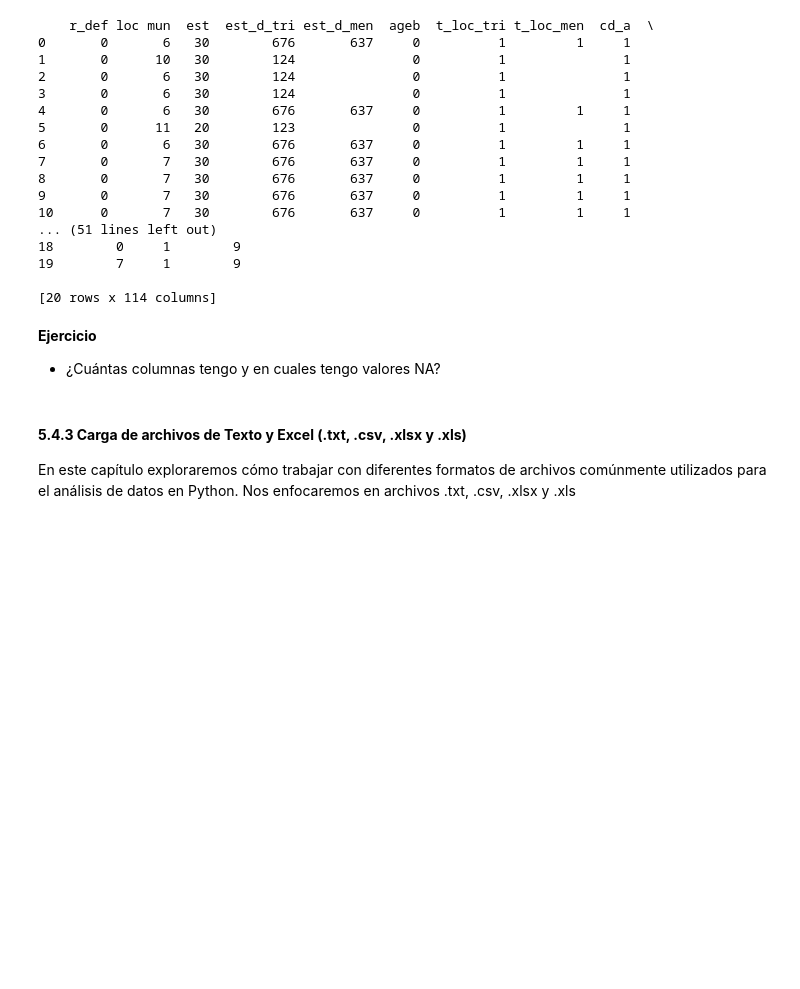
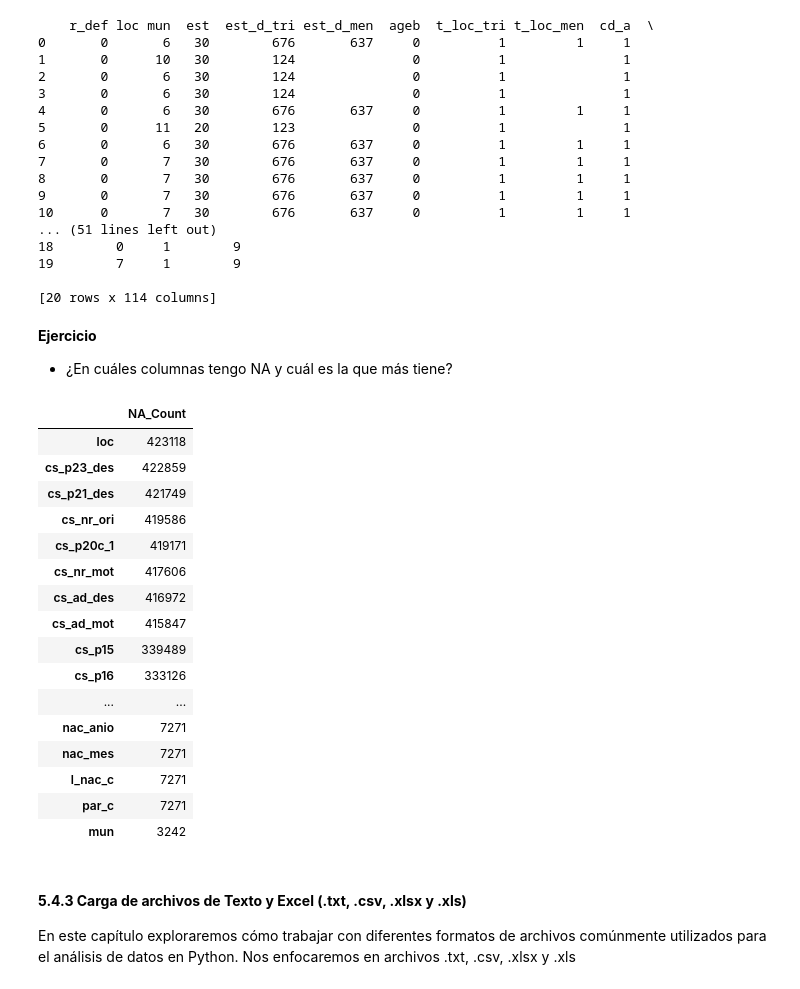
Before and after one commit to DiegoSReco/intro_python_para_economistas, a Jupyter notebook: script_python_5_Analisis_Datos_Pandas_2.ipynb, the cells around one changed output. Drawn from its saved outputs; the diff is of its cells as text; code cells hidden in the pictures; blank space fills up the shorter version.

```diff
--- a/script_python_5_Analisis_Datos_Pandas_2.ipynb
+++ b/script_python_5_Analisis_Datos_Pandas_2.ipynb
@@ -1435,10 +1435,40 @@ print(df_enoe_2024t3.head(20))
 19        7     1        9
 
 [20 rows x 114 columns]
-# %% [markdown]
-**Ejercicio**
-
-- ¿Cuántas columnas tengo y en cuales tengo valores NA?
+# %% [markdown]
+**Ejercicio**
+
+- ¿En cuáles columnas tengo NA y cuál es la que más tiene?
+# %%
+#Reemplazar texto vacío con un espacio por NA
+df_enoe_2024t3 =   df_enoe_2024t3.replace(" ", pd.NA)
+
+#Conteo
+list_na_count = df_enoe_2024t3.isna().sum().sort_values(ascending=False)
+#DF
+df_na_count = pd.DataFrame(list_na_count,
+                          columns=['NA_Count'])
+
+#Solamente con las que tienen valores vacíos
+df_na_count[df_na_count['NA_Count'] > 0]
+# %% [output]
+|  | NA_Count |
+| loc | 423118 |
+| cs_p23_des | 422859 |
+| cs_p21_des | 421749 |
+| cs_nr_ori | 419586 |
+| cs_p20c_1 | 419171 |
+| cs_nr_mot | 417606 |
+| cs_ad_des | 416972 |
+| cs_ad_mot | 415847 |
+| cs_p15 | 339489 |
+| cs_p16 | 333126 |
+| ... | ... |
+| nac_anio | 7271 |
+| nac_mes | 7271 |
+| l_nac_c | 7271 |
+| par_c | 7271 |
+| mun | 3242 |
 # %% [markdown]
 #### **5.4.3 Carga de archivos de Texto y Excel (.txt, .csv, .xlsx y .xls)**
 
```
Also changed, not shown: parts of 3 cells of this notebook.
